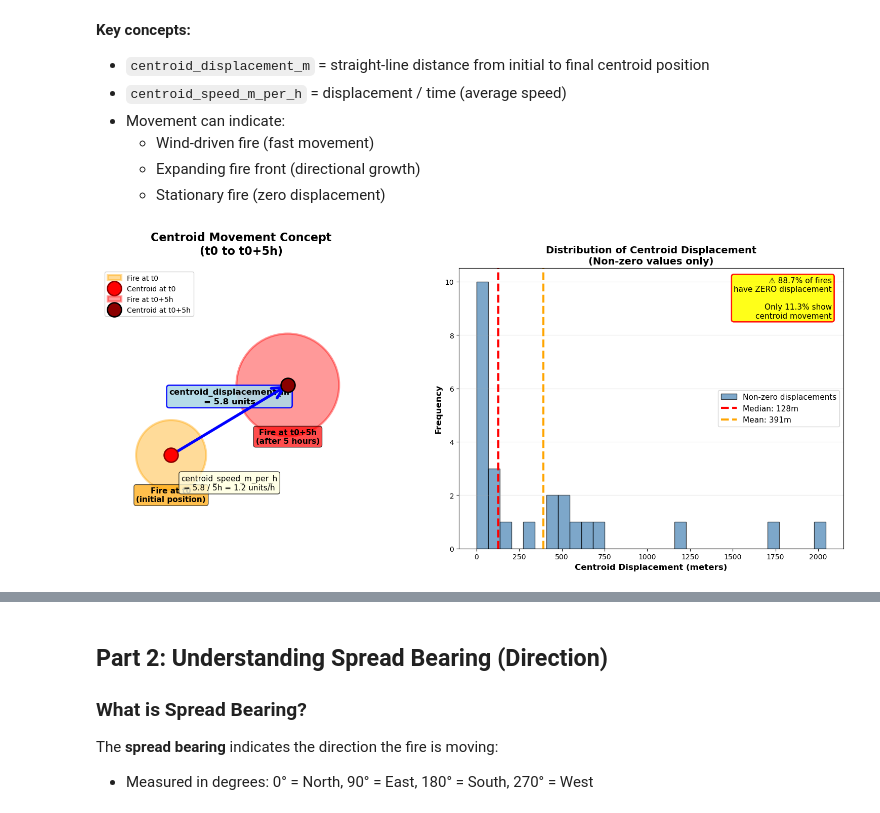
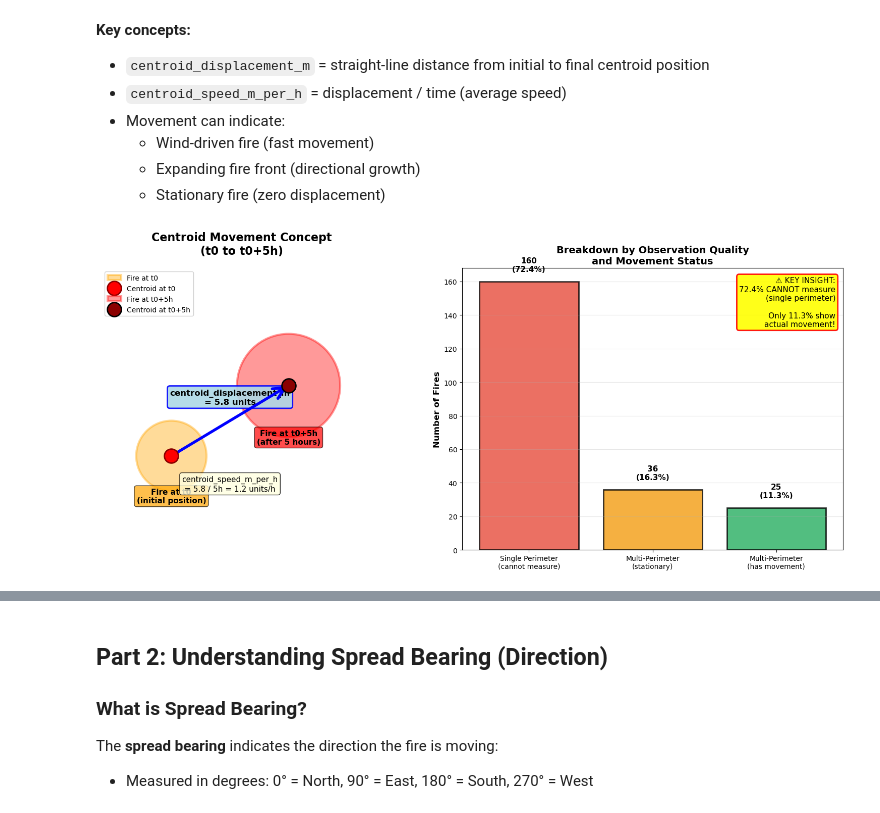
Before and after one commit to kaylenegell/WIDS-Datathon-2026, a Jupyter notebook: kaylee-eda/feature-categories/centroid-kinematics/centroid_kinematics_analysis.ipynb, the cells around one changed output, grey strips where cells are left out. Saved outputs shown, nothing was run; the diff lists cells and outputs as text; code cells hidden in the pictures.

```diff
--- a/kaylee-eda/feature-categories/centroid-kinematics/centroid_kinematics_analysis.ipynb
+++ b/kaylee-eda/feature-categories/centroid-kinematics/centroid_kinematics_analysis.ipynb
@@ -149,60 +230,76 @@ ax.text(4.5, 5.2,
        ha='center', fontsize=12, fontweight='bold',
        bbox=dict(boxstyle='round', facecolor='lightblue',
                 edgecolor='blue', linewidth=2, alpha=0.9))
 
 # Annotate speed
 ax.text(4.5, 1.5,
        f'centroid_speed_m_per_h\n= {displacement:.1f} / {time_hours}h = {speed:.1f} units/h',
        ha='center', fontsize=11,
        bbox=dict(boxstyle='round', facecolor='lightyellow', alpha=0.8))
 
 ax.legend(loc='upper left', fontsize=10, framealpha=0.9)
 ax.grid(True, alpha=0.2, linestyle=':')
-
 # ========================================================================
-# RIGHT PANEL: Real Distribution of Displacement
+# RIGHT PANEL: Show breakdown by data quality
 # ========================================================================
 ax = axes[1]
 
-# Get data
-displacement_data = train['centroid_displacement_m']
-zero_pct = (displacement_data == 0).mean() * 100
-nonzero_data = displacement_data[displacement_data > 0]
+# Create three categories
+cannot_measure = train[train['num_perimeters_0_5h'] == 1]
+measurable_stationary = train[
+    (train['num_perimeters_0_5h'] > 1) &
+    (train['centroid_displacement_m'] == 0)
+]
+measurable_moving = train[
+    (train['num_perimeters_0_5h'] > 1) &
+    (train['centroid_displacement_m'] > 0)
+]
 
-# Plot histogram
-if len(nonzero_data) > 0:
-    ax.hist(nonzero_data, bins=30, color='steelblue',
-           edgecolor='black', alpha=0.7, label='Non-zero displacements')
-    ax.axvline(nonzero_data.median(), color='red', linestyle='--',
-              linewidth=3, label=f'Median: {nonzero_data.median():.0f}m')
-    ax.axvline(nonzero_data.mean(), color='orange', linestyle='--',
-              linewidth=3, label=f'Mean: {nonzero_data.mean():.0f}m')
+categories = [
+    'Single Perimeter\n(cannot measure)',
+    'Multi-Perimeter\n(stationary)',
+    'Multi-Perimeter\n(has movement)'
+]
 
-ax.set_xlabel('Centroid Displacement (meters)', fontsize=12, fontweight='bold')
-ax.set_ylabel('Frequency', fontsize=12, fontweight='bold')
-ax.set_title('Distribution of Centroid Displacement\n(Non-zero values only)',
+counts = [len(cannot_measure), len(measurable_stationary), len(measurable_moving)]
+percentages = [c/len(train)*100 for c in counts]
+colors = ['#e74c3c', '#f39c12', '#27ae60']  # Red, Orange, Green
+
+bars = ax.bar(range(len(categories)), counts, color=colors,
+              edgecolor='black', linewidth=2, alpha=0.8)
+
+ax.set_ylabel('Number of Fires', fontsize=12, fontweight='bold')
+ax.set_title('Breakdown by Observation Quality\nand Movement Status',
             fontsize=14, fontweight='bold')
-ax.legend(fontsize=11)
+ax.set_xticks(range(len(categories)))
+ax.set_xticklabels(categories, fontsize=10)
 ax.grid(True, alpha=0.3, axis='y')
 
-# Add text box with zero percentage
-ax.text(0.97, 0.97,
-       f'⚠ {zero_pct:.1f}% of fires\nhave ZERO displacement\n\n'
-       f'Only {100-zero_pct:.1f}% show\ncentroid movement',
+# Add labels
+for bar, count, pct in zip(bars, counts, percentages):
+    height = bar.get_height()
+    ax.text(bar.get_x() + bar.get_width()/2, height + 5,
+           f'{count}\n({pct:.1f}%)',
+           ha='center', va='bottom', fontsize=11, fontweight='bold')
+
+# Add insight box
+ax.text(0.98, 0.97,
+       f'⚠ KEY INSIGHT:\n'
+       f'{percentages[0]:.1f}% CANNOT measure\n'
+       f'(single perimeter)\n\n'
+       f'Only {percentages[2]:.1f}% show\n'
+       f'actual movement!',
        transform=ax.transAxes, ha='right', va='top', fontsize=11,
        bbox=dict(boxstyle='round', facecolor='yellow',
                 edgecolor='red', linewidth=2, alpha=0.9))
 
 plt.tight_layout()
 plt.savefig('centroid_movement_concept.png', dpi=300, bbox_inches='tight')
 plt.show()
 
-print(f"\n📊 Key Statistics:")
-print(f"  • {zero_pct:.1f}% of fires have zero centroid displacement")
-print(f"  • For fires with movement:")
-if len(nonzero_data) > 0:
-    print(f"    - Median: {nonzero_data.median():.0f} meters")
-    print(f"    - Mean: {nonzero_data.mean():.0f} meters")
-    print(f"    - Max: {nonzero_data.max():.0f} meters")
+print(f"\n📊 Three-Way Split:")
+print(f"  1. Cannot measure (single peri):  {percentages[0]:.1f}%")
+print(f"  2. Measurable but stationary:     {percentages[1]:.1f}%")
+print(f"  3. Measurable with movement:      {percentages[2]:.1f}%")
 # %% [output]
-[figure, old version]
+[figure, new version]
```
Also changed, not shown: parts of 12 cells of this notebook, 1 other file.
